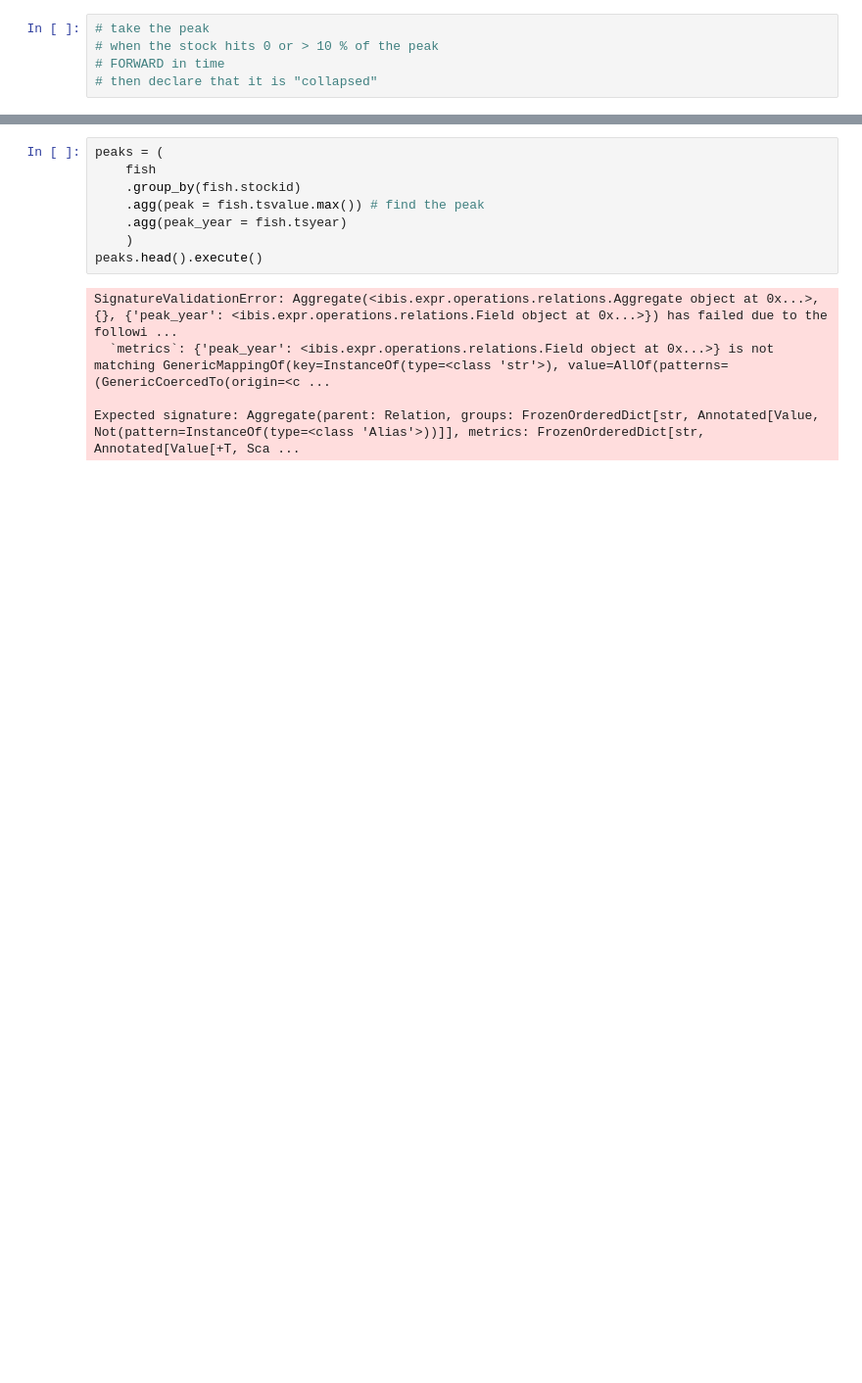
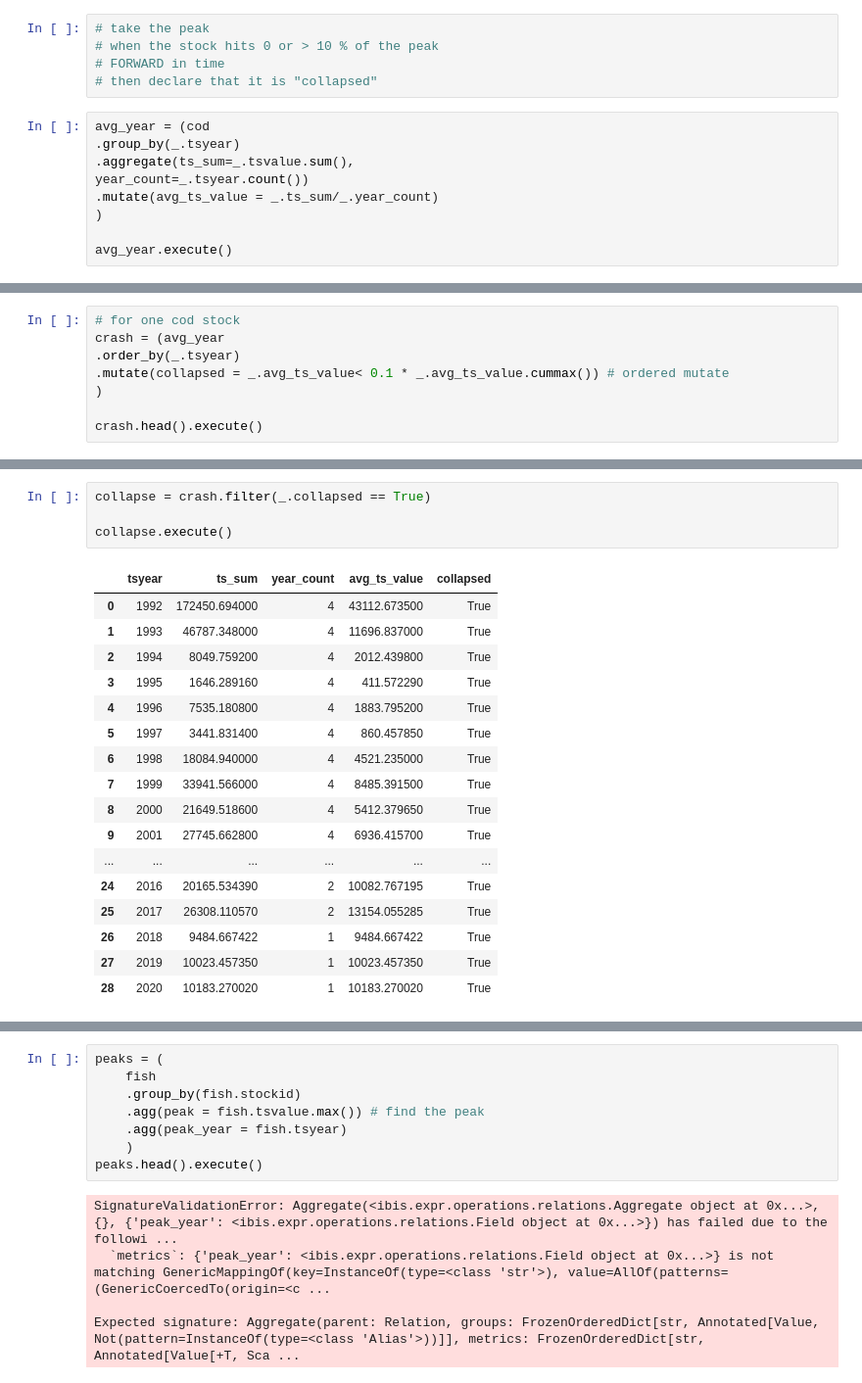
Before and after one commit to espm-288/fish-a_team_fish, a Jupyter notebook: notebook.ipynb, the cells around one changed output, grey strips where cells are left out. Shown: that part at 98% size. Saved outputs shown, nothing was run; the diff lists cells and outputs as text; blank space fills up the shorter version.

```diff
--- a/notebook.ipynb
+++ b/notebook.ipynb
@@ -181,3 +166,12 @@ We seek to replicate the temporal trend in stock declines shown in [Worm et al 2
 # when the stock hits 0 or > 10 % of the peak
 # FORWARD in time
 # then declare that it is "collapsed"
+# %%
+avg_year = (cod
+.group_by(_.tsyear)
+.aggregate(ts_sum=_.tsvalue.sum(),
+year_count=_.tsyear.count())
+.mutate(avg_ts_value = _.ts_sum/_.year_count)
+)
+
+avg_year.execute()
@@ -183,0 +192,8 @@ We seek to replicate the temporal trend in stock declines shown in [Worm et al 2
+# %%
+# for one cod stock
+crash = (avg_year
+.order_by(_.tsyear)
+.mutate(collapsed = _.avg_ts_value< 0.1 * _.avg_ts_value.cummax()) # ordered mutate
+)
+
+crash.head().execute()
@@ -183,0 +207,22 @@ We seek to replicate the temporal trend in stock declines shown in [Worm et al 2
+# %%
+collapse = crash.filter(_.collapsed == True)
+
+collapse.execute()
+# %% [output]
+|  | tsyear | ts_sum | year_count | avg_ts_value | collapsed |
+| 0 | 1992 | 172450.694000 | 4 | 43112.673500 | True |
+| 1 | 1993 | 46787.348000 | 4 | 11696.837000 | True |
+| 2 | 1994 | 8049.759200 | 4 | 2012.439800 | True |
+| 3 | 1995 | 1646.289160 | 4 | 411.572290 | True |
+| 4 | 1996 | 7535.180800 | 4 | 1883.795200 | True |
+| 5 | 1997 | 3441.831400 | 4 | 860.457850 | True |
+| 6 | 1998 | 18084.940000 | 4 | 4521.235000 | True |
+| 7 | 1999 | 33941.566000 | 4 | 8485.391500 | True |
+| 8 | 2000 | 21649.518600 | 4 | 5412.379650 | True |
+| 9 | 2001 | 27745.662800 | 4 | 6936.415700 | True |
+| ... | ... | ... | ... | ... | ... |
+| 24 | 2016 | 20165.534390 | 2 | 10082.767195 | True |
+| 25 | 2017 | 26308.110570 | 2 | 13154.055285 | True |
+| 26 | 2018 | 9484.667422 | 1 | 9484.667422 | True |
+| 27 | 2019 | 10023.457350 | 1 | 10023.457350 | True |
+| 28 | 2020 | 10183.270020 | 1 | 10183.270020 | True |
```
Also changed, not shown: parts of 9 cells of this notebook.
